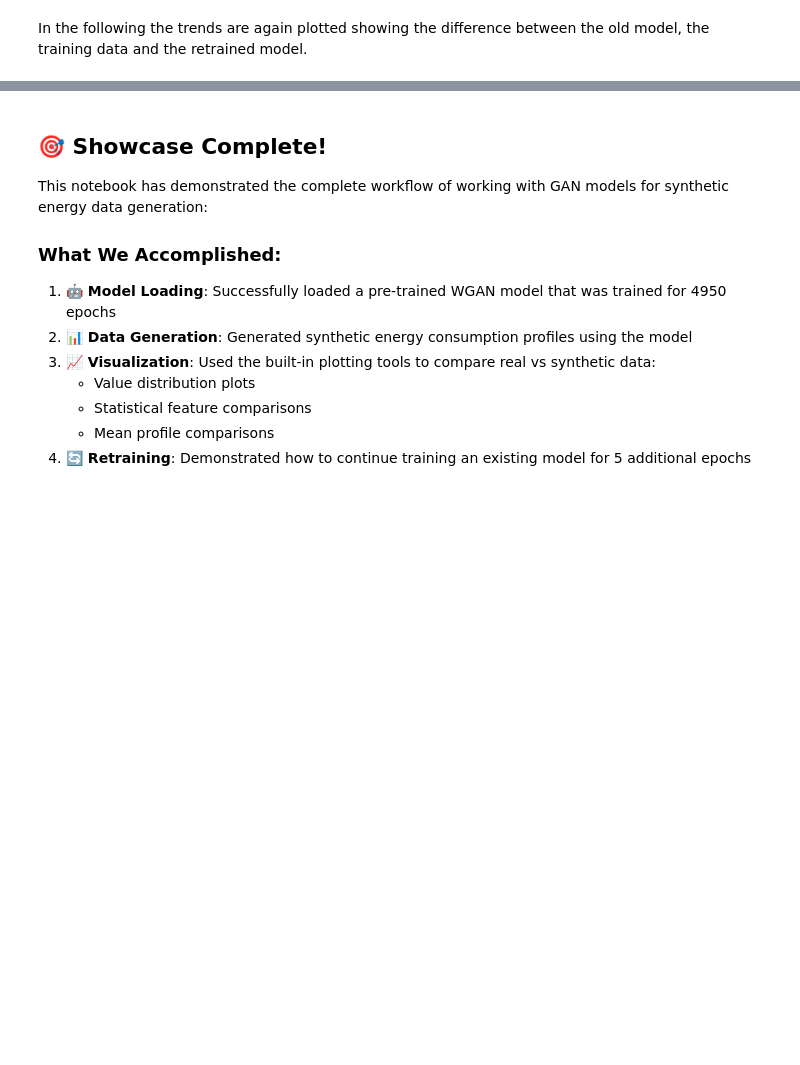
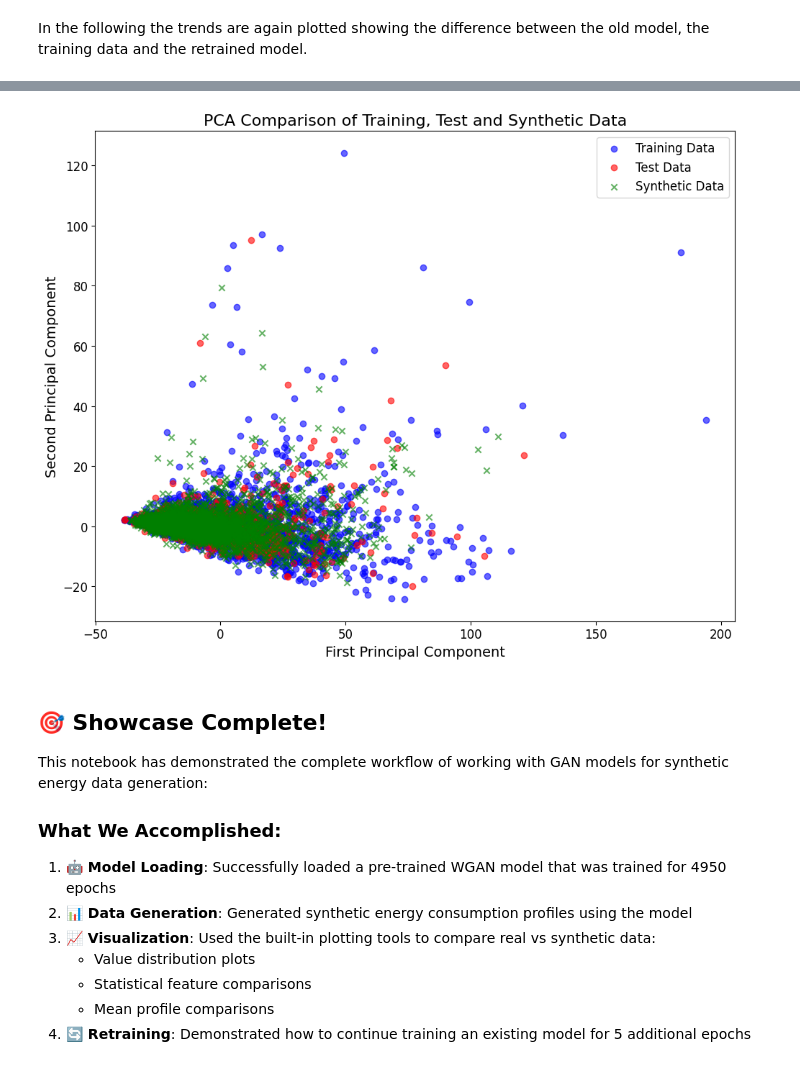
Before and after one commit to MODERATE-Project/Synthetic-Load-Profiles, a Jupyter notebook: showcase.ipynb, the cells around one changed output, grey strips where cells are left out. Cells and saved outputs as stored; diff of their text form; code cells hidden in the pictures; blank space fills up the shorter version.

```diff
--- a/showcase.ipynb
+++ b/showcase.ipynb
@@ -435,3 +442,8 @@ for plot_name, fig in trend_plot_dict.items():
+# %%
+plot_pca = analyze_pca_comparison(train_data=train_data, test_data=test_data, synthetic_data=retrained_synthetic_df)
+plot_pca.show()
+# %% [output]
+[figure, added]
 # %% [markdown]
 ## 🎯 Showcase Complete!
 
```
Also changed, not shown: parts of 11 cells of this notebook, 3 other files.
